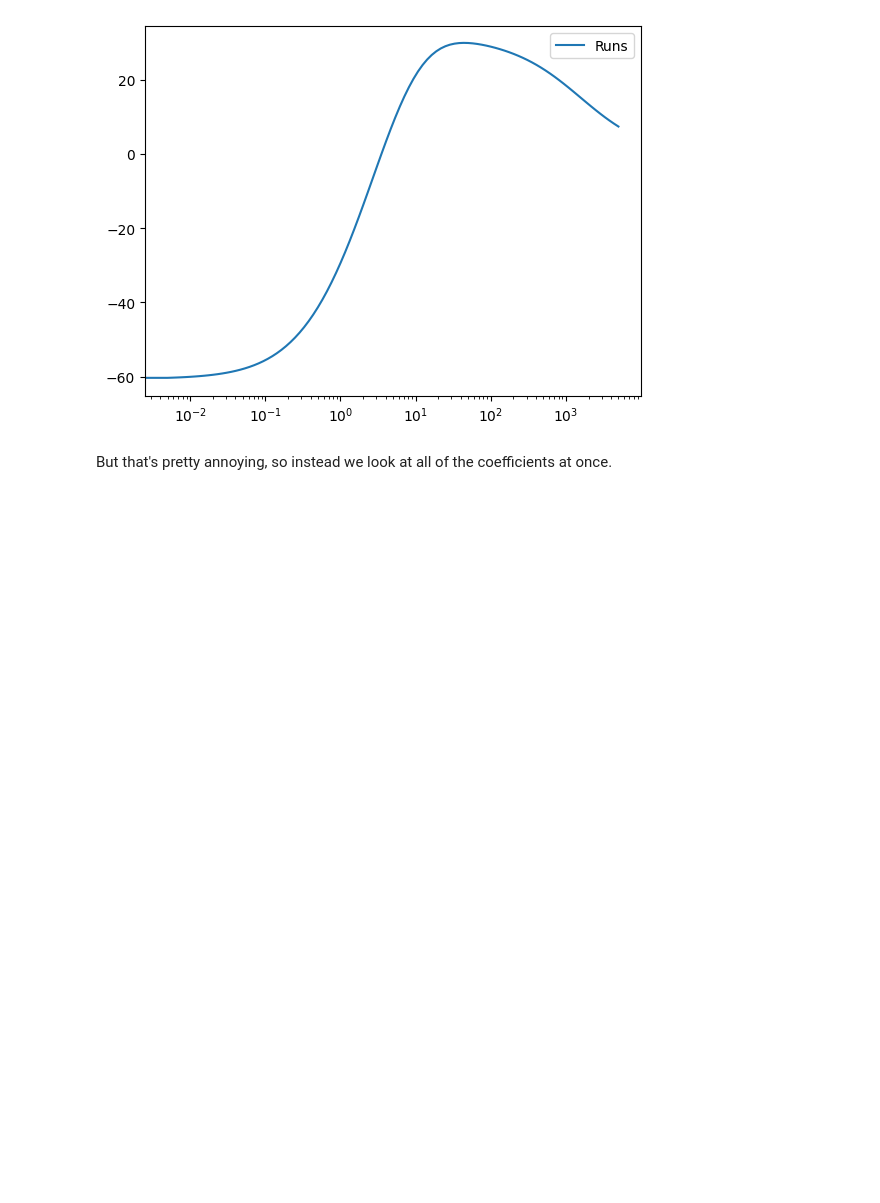
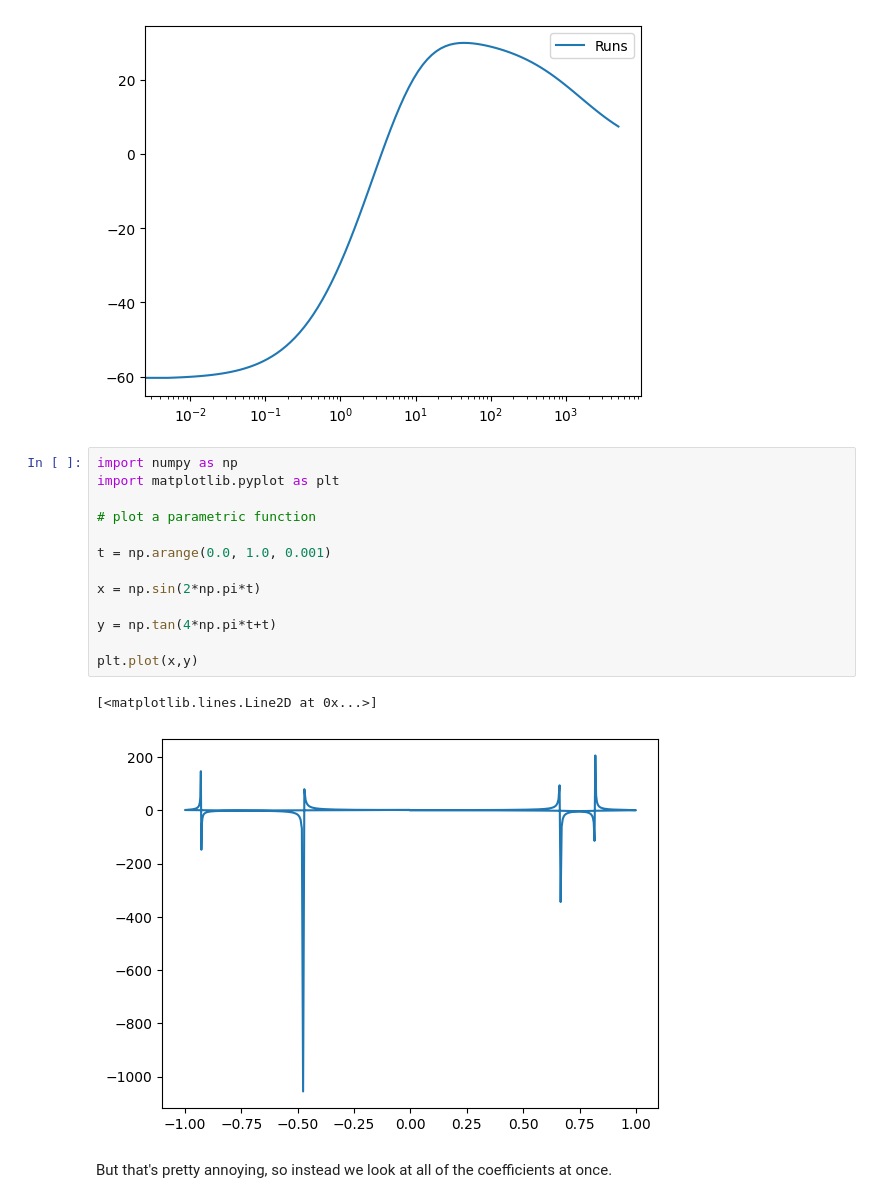
Before and after one commit to uzairname/cmse381-F23, a Jupyter notebook: Lectures/Lec18-Ch6_2-RidgeRegression/CMSE381-Lec18_Ridge.ipynb, the cells around one changed output. Saved outputs shown, nothing was run; the diff lists cells and outputs as text; blank space fills up the shorter version.

```diff
--- a/Lectures/Lec18-Ch6_2-RidgeRegression/CMSE381-Lec18_Ridge.ipynb
+++ b/Lectures/Lec18-Ch6_2-RidgeRegression/CMSE381-Lec18_Ridge.ipynb
@@ -395,6 +395,22 @@ plt.legend()
 # %% [output]
 <matplotlib.legend.Legend at 0x...>
 [figure]
+# %%
+import numpy as np
+import matplotlib.pyplot as plt
+
+# plot a parametric function
+
+t = np.arange(0.0, 1.0, 0.001)
+
+x = np.sin(2*np.pi*t)
+
+y = np.tan(4*np.pi*t+t)
+
+plt.plot(x,y)
+# %% [output]
+[<matplotlib.lines.Line2D at 0x...>]
+[figure, added]
 # %% [markdown]
 But that's pretty annoying, so instead we look at all of the coefficients at once.
 # %%
```
Also changed, not shown: parts of 1 cell of this notebook, 2 other files.
